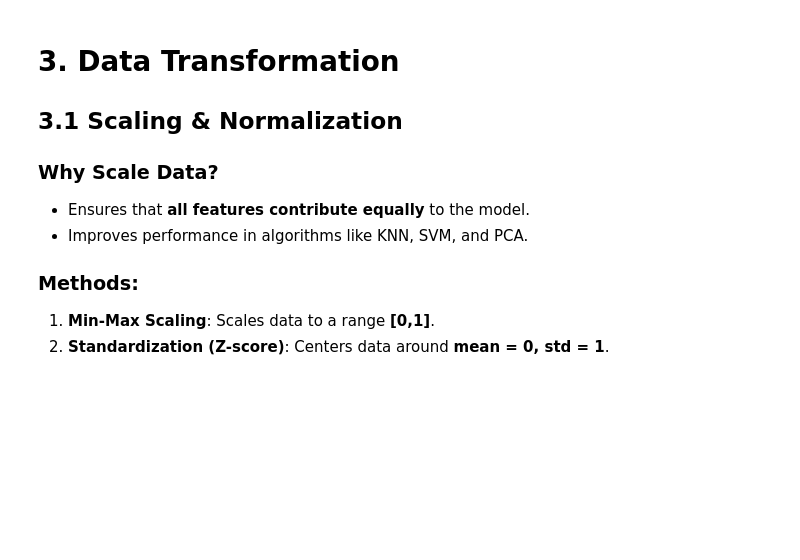
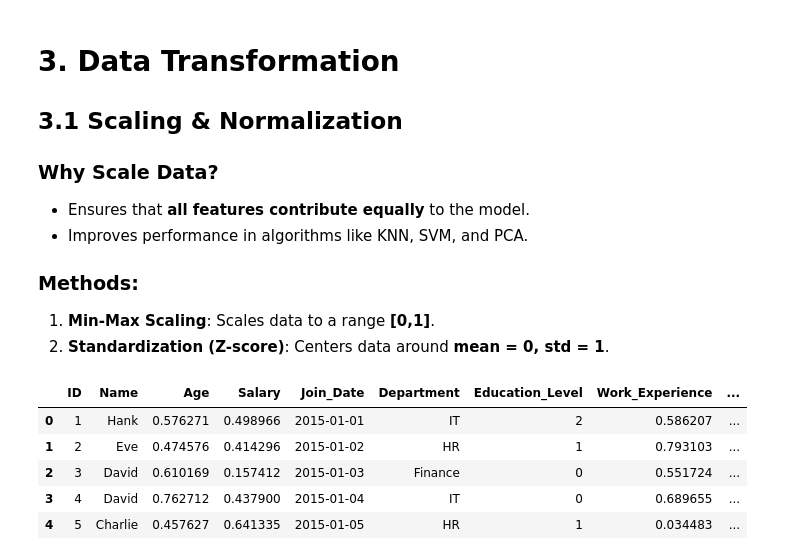
Before and after one commit to Sreeharsha-Sadhu/NSDC-IntroductionToDataScience-DataWrangling, a Jupyter notebook: data-wrangling.ipynb, the cells around one changed output. Cells and saved outputs as stored; diff of their text form; code cells hidden in the pictures; blank space fills up the shorter version.

```diff
--- a/data-wrangling.ipynb
+++ b/data-wrangling.ipynb
@@ -352,14 +352,21 @@ TypeError: could not convert string to float: 'hank'
 # %%
 
 # Min-Max Scaling
 scaler = MinMaxScaler()
-df[['Age', 'Salary', 'Work Experience']] = scaler.fit_transform(df[['Age', 'Salary', 'Work Experience']])
+df[['Age', 'Salary', 'Work_Experience']] = scaler.fit_transform(df[['Age', 'Salary', 'Work_Experience']])
 
 
 # Standardization
-df[['Age', 'Salary', 'Work Experience']] = StandardScaler().fit_transform(df[['Age', 'Salary', 'Work Experience']])
+# df[['Age', 'Salary', 'Work_Experience']] = StandardScaler().fit_transform(df[['Age', 'Salary', 'Work_Experience']])
 
 df.head()
+# %% [output]
+|  | ID | Name | Age | Salary | Join_Date | Department | Education_Level | Work_Experience | ... |
+| 0 | 1 | Hank | 0.576271 | 0.498966 | 2015-01-01 | IT | 2 | 0.586207 | ... |
+| 1 | 2 | Eve | 0.474576 | 0.414296 | 2015-01-02 | HR | 1 | 0.793103 | ... |
+| 2 | 3 | David | 0.610169 | 0.157412 | 2015-01-03 | Finance | 0 | 0.551724 | ... |
+| 3 | 4 | David | 0.762712 | 0.437900 | 2015-01-04 | IT | 0 | 0.689655 | ... |
+| 4 | 5 | Charlie | 0.457627 | 0.641335 | 2015-01-05 | HR | 1 | 0.034483 | ... |
 # %%
 # Log transformation for skewed data using numpy
 for col in ['Salary', 'Bonus']:
```
Also changed, not shown: parts of 3 cells of this notebook.
